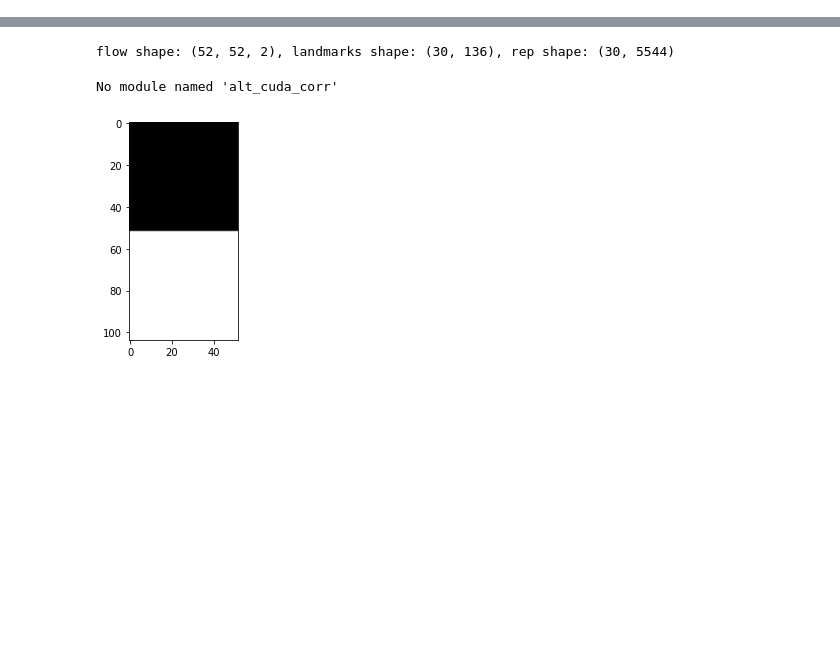
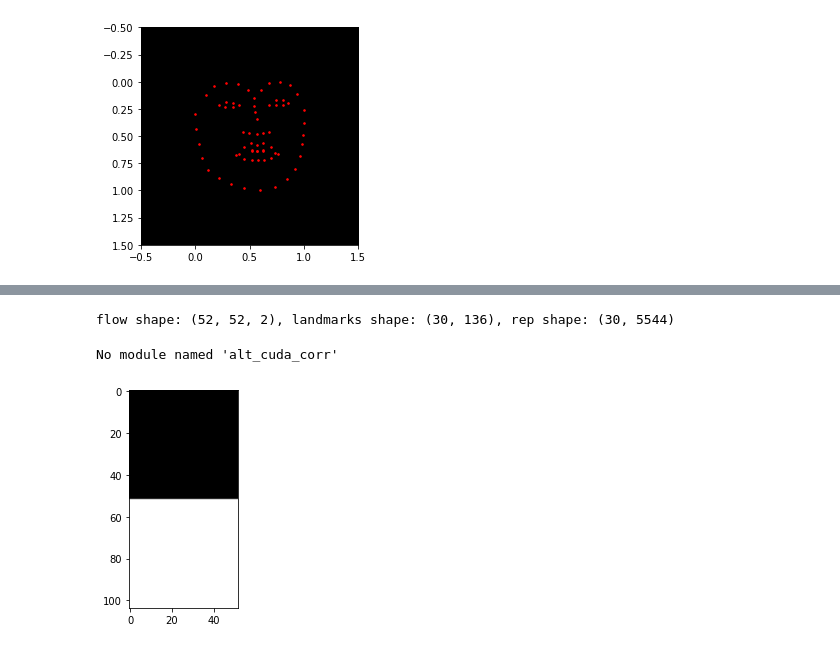
Before and after one commit to arnoldjair/python_libs, a Jupyter notebook: notebooks/1.0_test_loaded_records.ipynb, the cells around one changed output, grey strips where cells are left out. Saved outputs shown, nothing was run; the diff lists cells and outputs as text; code cells hidden in the pictures; blank space fills up the shorter version.

```diff
--- a/notebooks/1.0_test_loaded_records.ipynb
+++ b/notebooks/1.0_test_loaded_records.ipynb
@@ -4,0 +18,10 @@ train, test = Protocol.get_protocol("/home/equipo/Insync/arnoldjair@gmail.com/Go
+# %%
+
+
+landmarks_0_1 = landmarks_0[0].T
+scaler = MinMaxScaler()
+landmarks_0_1_res =   scaler.fit_transform(landmarks_0_1).T
+image_0_1 = np.zeros([int(2), int(2),3],dtype=np.uint8)
+show_landmarks(image_0_1, landmarks_0_1_res)
+# %% [output]
+[figure, added]
```
Also changed, not shown: parts of 5 cells of this notebook, 58 other files.
